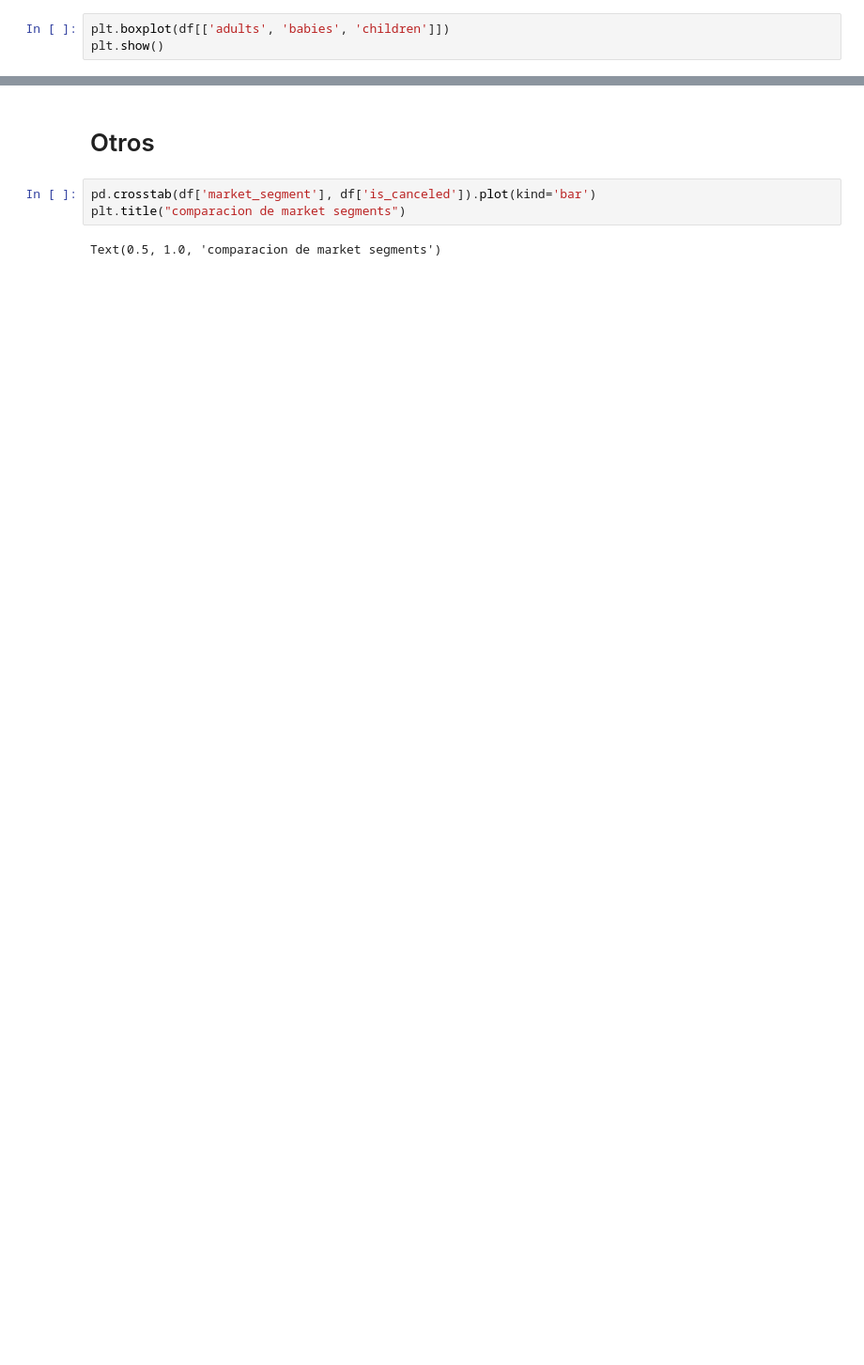
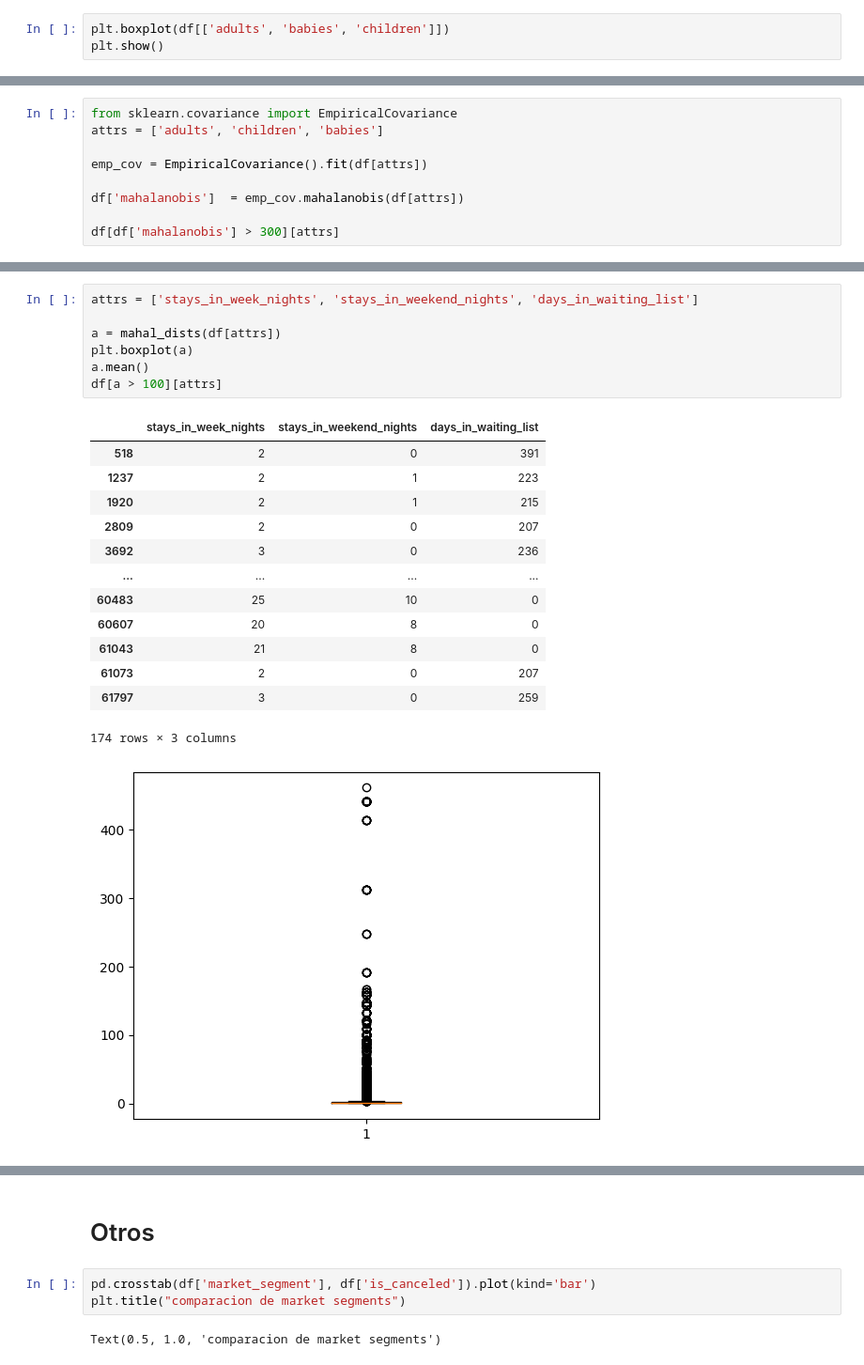
Before and after one commit to LuchoLorenzo1/7506R-1C2023-GRUPO19, a Jupyter notebook: lucho.ipynb, the cells around one changed output, grey strips where cells are left out. Shown: that part at 94% size. Cells and saved outputs as stored; diff of their text form; blank space fills up the shorter version.

```diff
--- a/lucho.ipynb
+++ b/lucho.ipynb
@@ -383,0 +398,9 @@ Index(['hotel', 'lead_time', 'arrival_date_year', 'arrival_date_month',
+# %%
+from sklearn.covariance import EmpiricalCovariance
+attrs = ['adults', 'children', 'babies']
+
+emp_cov = EmpiricalCovariance().fit(df[attrs])
+
+df['mahalanobis']  = emp_cov.mahalanobis(df[attrs])
+
+df[df['mahalanobis'] > 300][attrs]
@@ -383,0 +457,22 @@ Index(['hotel', 'lead_time', 'arrival_date_year', 'arrival_date_month',
+# %%
+attrs = ['stays_in_week_nights', 'stays_in_weekend_nights', 'days_in_waiting_list']
+
+a = mahal_dists(df[attrs])
+plt.boxplot(a)
+a.mean()
+df[a > 100][attrs]
+# %% [output]
+|  | stays_in_week_nights | stays_in_weekend_nights | days_in_waiting_list |
+| 518 | 2 | 0 | 391 |
+| 1237 | 2 | 1 | 223 |
+| 1920 | 2 | 1 | 215 |
+| 2809 | 2 | 0 | 207 |
+| 3692 | 3 | 0 | 236 |
+| ... | ... | ... | ... |
+| 60483 | 25 | 10 | 0 |
+| 60607 | 20 | 8 | 0 |
+| 61043 | 21 | 8 | 0 |
+| 61073 | 2 | 0 | 207 |
+| 61797 | 3 | 0 | 259 |
+174 rows × 3 columns
+[figure, added]
```
Also changed, not shown: parts of 18 cells of this notebook.
